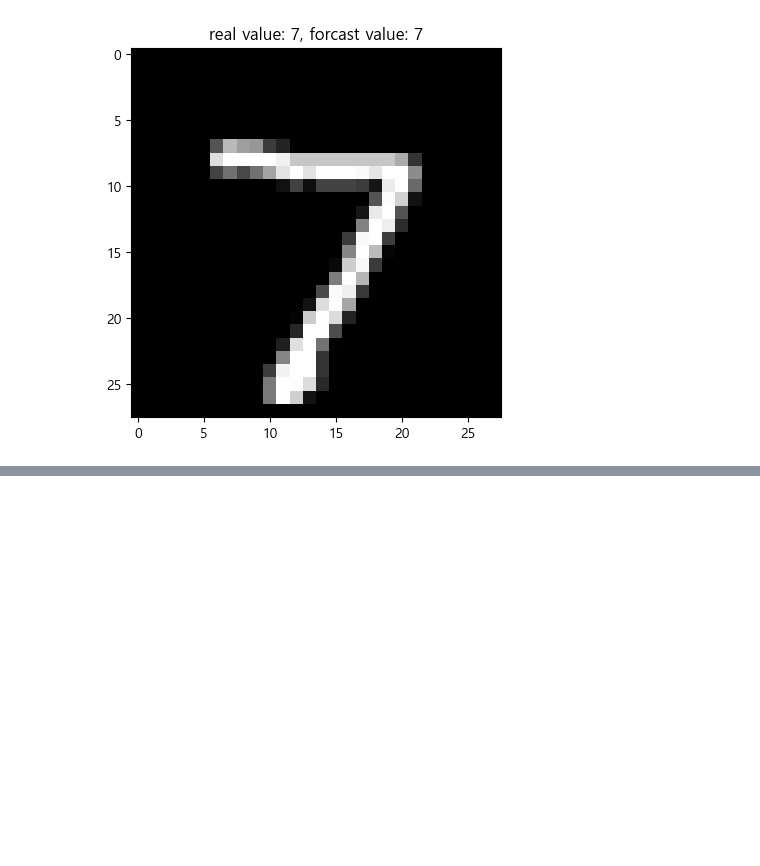
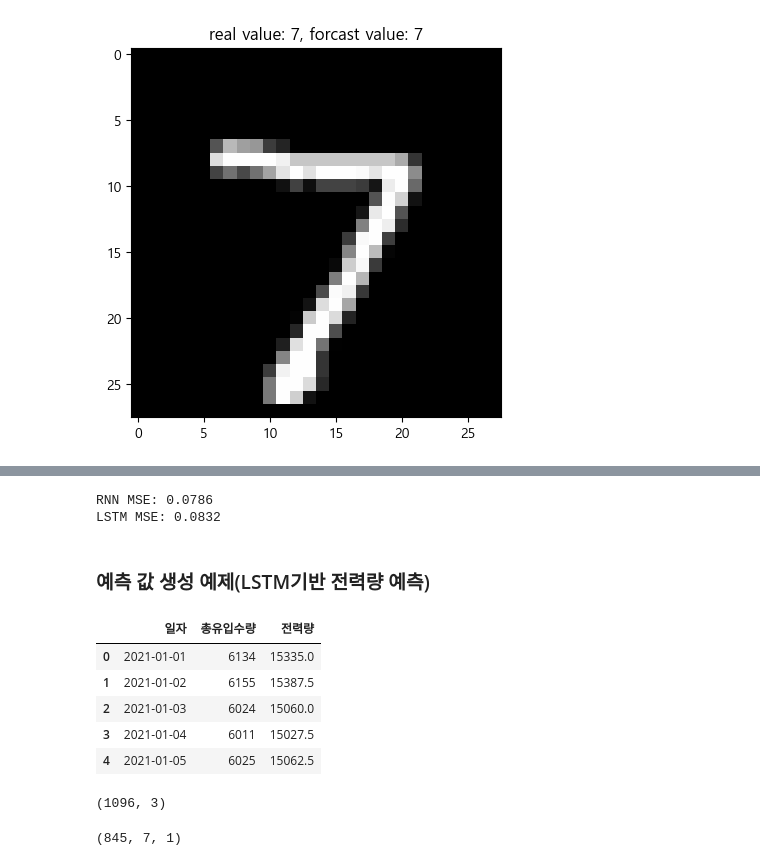
Before and after one commit to 98jiyong/AIProject, a Jupyter notebook: 20250108_dl.ipynb, the cells around one changed output, grey strips where cells are left out. Drawn from its saved outputs; the diff is of its cells as text; code cells hidden in the pictures; blank space fills up the shorter version.

```diff
--- a/20250108_dl.ipynb
+++ b/20250108_dl.ipynb
@@ -306,0 +374,8 @@ plt.show()
+# %%
+print(f"RNN MSE: {rnn_mse:.4f}")
+print(f"LSTM MSE: {lstm_mse:.4f}")
+# %% [output]
+RNN MSE: 0.0786
+LSTM MSE: 0.0832
+# %% [markdown]
+### 예측 값 생성 예제(LSTM기반 전력량 예측)
@@ -306,0 +393,11 @@ plt.show()
+# %%
+# 데이터 로드
+df_concat = pd.read_csv('dataset/watertot.csv', encoding='cp949')
+df_concat.head()
+# %% [output]
+|  | 일자 | 총유입수량 | 전력량 |
+| 0 | 2021-01-01 | 6134 | 15335.0 |
+| 1 | 2021-01-02 | 6155 | 15387.5 |
+| 2 | 2021-01-03 | 6024 | 15060.0 |
+| 3 | 2021-01-04 | 6011 | 15027.5 |
+| 4 | 2021-01-05 | 6025 | 15062.5 |
@@ -306,0 +413,5 @@ plt.show()
+# %%
+df_concat['일자'] = pd.to_datetime(df_concat['일자'])
+df_concat.shape
+# %% [output]
+(1096, 3)
@@ -306,0 +444,7 @@ plt.show()
+# %%
+# 시계열 데이터 생성
+X_train, y_train = create_sequences(train_scaled, seq_length)
+X_test, y_test = create_sequences(test_scaled, seq_length)
+X_train.shape
+# %% [output]
+(845, 7, 1)
```
Also changed, not shown: parts of 43 cells of this notebook, 12 other files.
